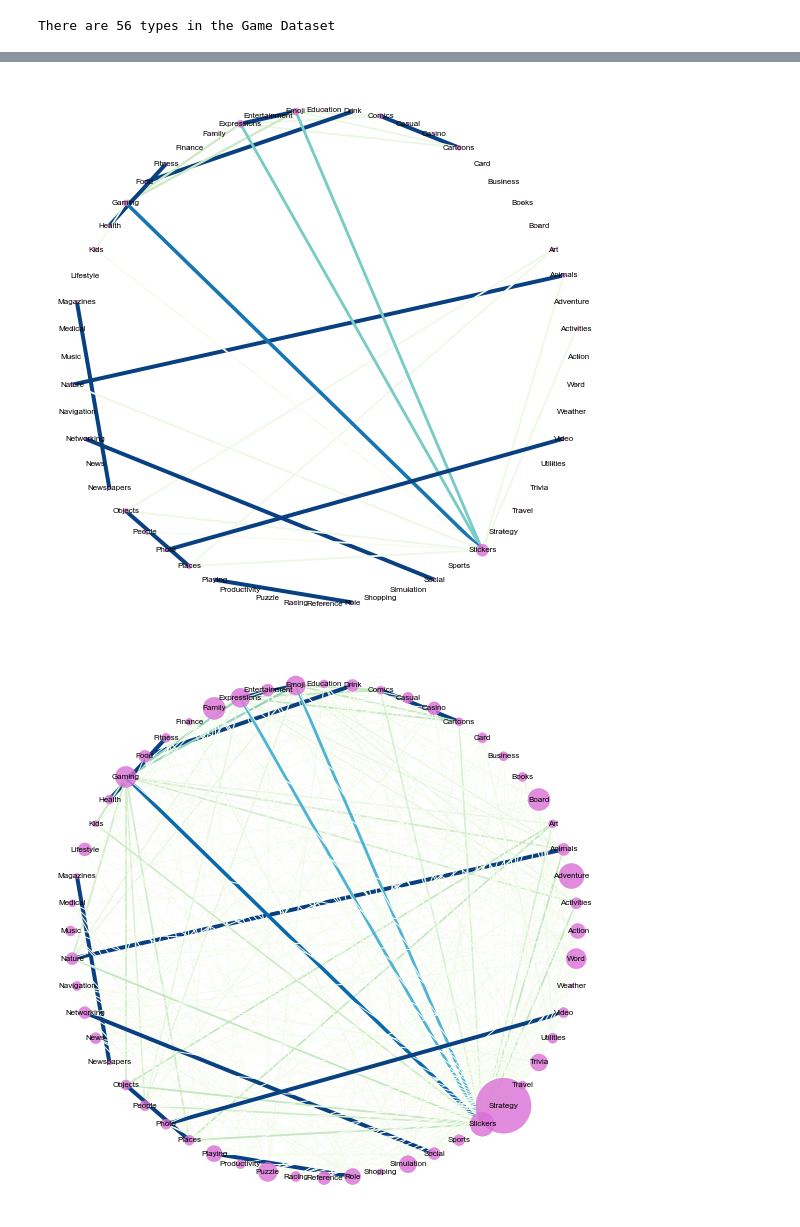
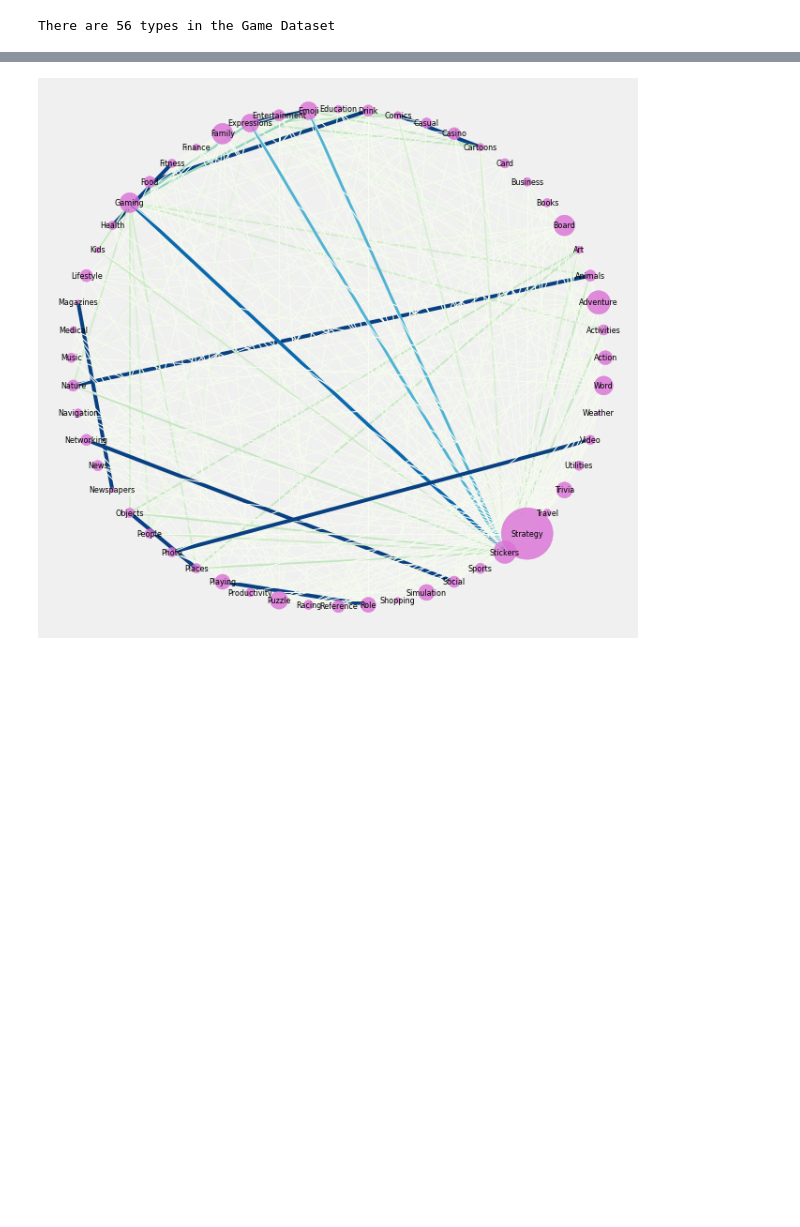
Before and after one commit to YourTeacher23/CCDP10003, a Jupyter notebook: mynotebook.ipynb, the cells around one changed output, grey strips where cells are left out. Drawn from its saved outputs; the diff is of its cells as text; code cells hidden in the pictures; blank space fills up the shorter version.

Commit message:
Created plots

```diff
--- a/mynotebook.ipynb
+++ b/mynotebook.ipynb
@@ -85,33 +85,34 @@ def create_corr_network(G, corr_direction, min_correlation):
                 H.remove_edge(stock1, stock2)
         else:
             if weight["weight"] >=0 or weight["weight"] > min_correlation:
                 H.remove_edge(stock1, stock2)
 
     edges,weights = zip(*nx.get_edge_attributes(H,'weight').items())
     weights = tuple([(1+abs(x))**2 for x in weights])
     d = nx.degree(H)
     nodelist, node_sizes = zip(*d)
     positions=nx.circular_layout(H)
 
     plt.figure(figsize=(10,10), dpi=72)
 
     nx.draw_networkx_nodes(H,positions,node_color='#DA70D6',nodelist=nodelist,
                            node_size=tuple([x**2 for x in node_sizes]),alpha=0.8)
 
     nx.draw_networkx_labels(H, positions, font_size=8,
                             font_family='sans-serif')
 
     if corr_direction == "positive": edge_colour = plt.cm.GnBu
     else: edge_colour = plt.cm.PuRd
 
     nx.draw_networkx_edges(H, positions, style='solid',
                           width=weights, edge_color = weights, edge_cmap = edge_colour,
                           edge_vmin = min(weights), edge_vmax=max(weights))
     plt.axis('off')
+    plt.savefig('network.png')
     plt.show()
 
-create_corr_network(G, 'positive', 0.3)
+
+#create_corr_network(G, 'positive', 0.3)
 create_corr_network(G, 'positive', -0.3)
 # %% [output]
-[figure, old version]
+[figure, new version]
-[figure, removed]
```
Also changed, not shown: parts of 3 cells of this notebook.
